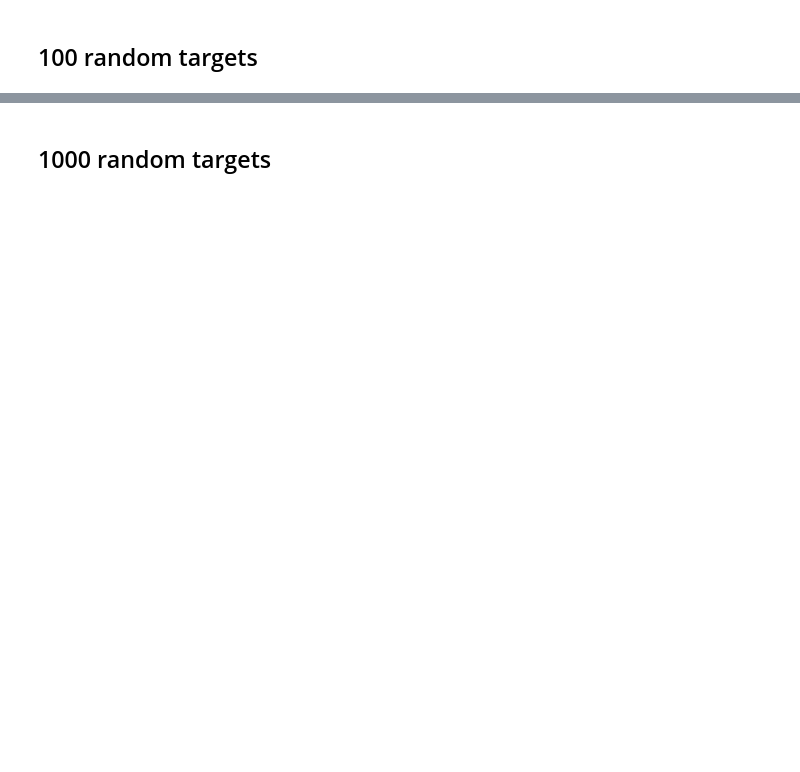
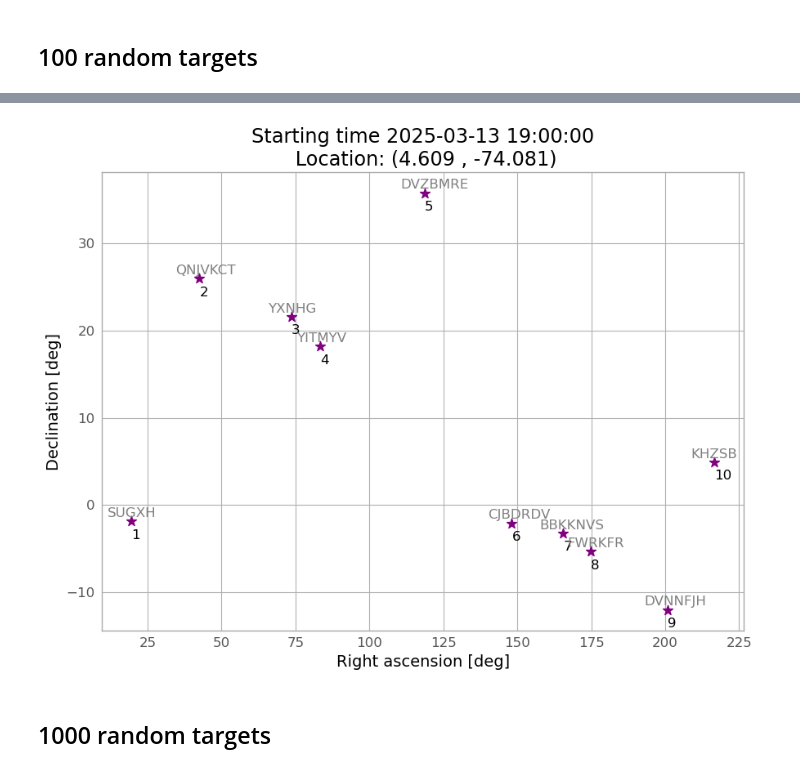
Before and after one commit to ccuellarn/Transient-Operation, a Jupyter notebook: Sketch.ipynb, the cells around one changed output, grey strips where cells are left out. Drawn from its saved outputs; the diff is of its cells as text; code cells hidden in the pictures; blank space fills up the shorter version.

```diff
--- a/Sketch.ipynb
+++ b/Sketch.ipynb
@@ -401,26 +454,28 @@ order100
 # %%
-# plt.style.use(astropy_mpl_style)
-# quantity_support()
+plt.style.use(astropy_mpl_style)
+quantity_support()
 
-# names = [i for i in order100['Name'].drop_duplicates()]
-# ra = [Angle(i, unit=u.deg).degree for i in order100['RA'].drop_duplicates()]
-# dec = [Angle(i, unit=u.deg).degree for i in order100['DEC'].drop_duplicates()]
-# orderlabels = [i for i in order100['Label'].drop_duplicates()]
+names = [i for i in order100['Name'].drop_duplicates()]
+ra = [Angle(i, unit=u.deg).degree for i in order100['RA'].drop_duplicates()]
+dec = [Angle(i, unit=u.deg).degree for i in order100['DEC'].drop_duplicates()]
+orderlabels = [i for i in order100['Label'].drop_duplicates()]
 
-# plt.figure(figsize=(9, 7))
+plt.figure(figsize=(9, 7))
 
-# plt.title('Starting time {}\n Location: ({} , {})'.format(date_i,observer[0],observer[1]))
+plt.title('Starting time {}\n Location: ({} , {})'.format(date_i,observer[0],observer[1]))
 
-# plt.scatter(ra,dec,color='purple',marker='*', s=80)
-# for i in range(0, len(dec)):
-#     plt.text(ra[i]-8, dec[i]+0.5, str(names[i]), color='grey')
-#     plt.text(ra[i], dec[i]-2, str(i+1), color='k')
+plt.scatter(ra,dec,color='purple',marker='*', s=80)
+for i in range(0, len(dec)):
+    plt.text(ra[i]-8, dec[i]+0.5, str(names[i]), color='grey')
+    plt.text(ra[i], dec[i]-2, str(i+1), color='k')
 
-# plt.ylabel(r"Declination [deg]",fontsize=14)
-# plt.xlabel(r'Right ascension [deg]',fontsize=14)
-# plt.grid(True)
-# plt.tight_layout()
-# plt.show()
+plt.ylabel(r"Declination [deg]",fontsize=14)
+plt.xlabel(r'Right ascension [deg]',fontsize=14)
+plt.grid(True)
+plt.tight_layout()
+plt.show()
+# %% [output]
+[figure, added]
 # %% [markdown]
 ## 1000 random targets
 # %%
```
Also changed, not shown: parts of 19 cells of this notebook, 5 other files.
